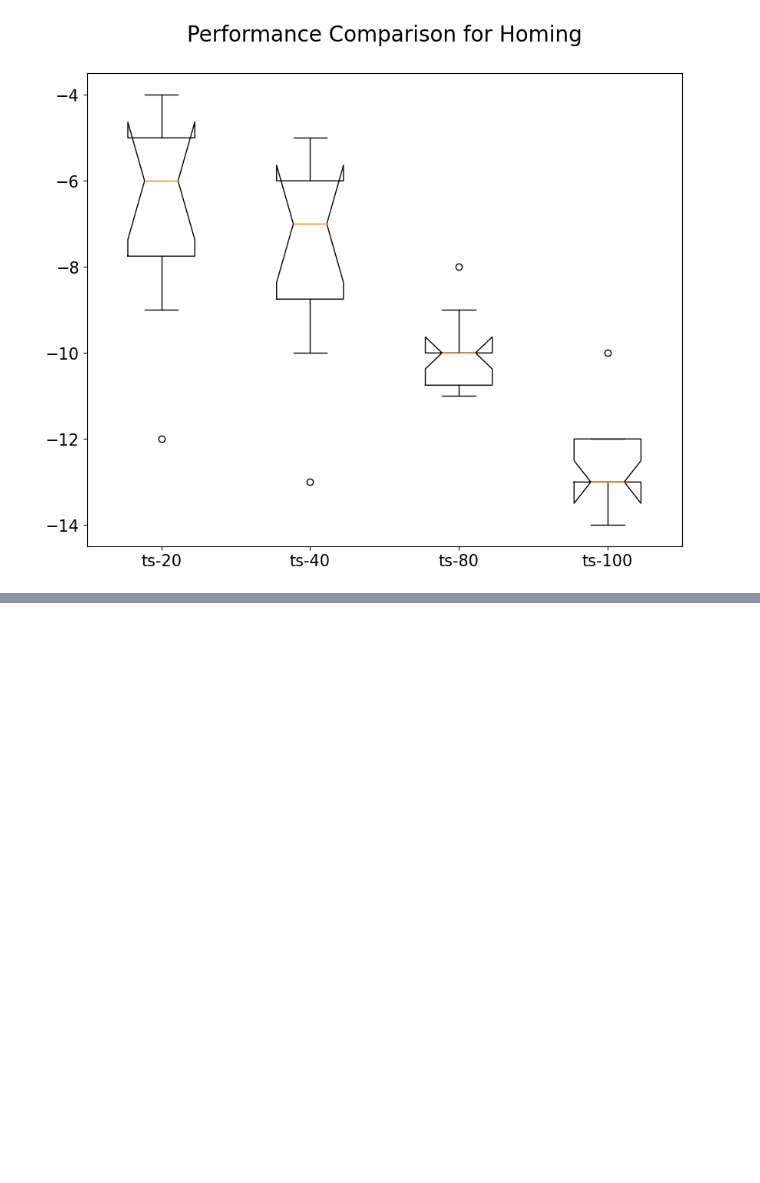
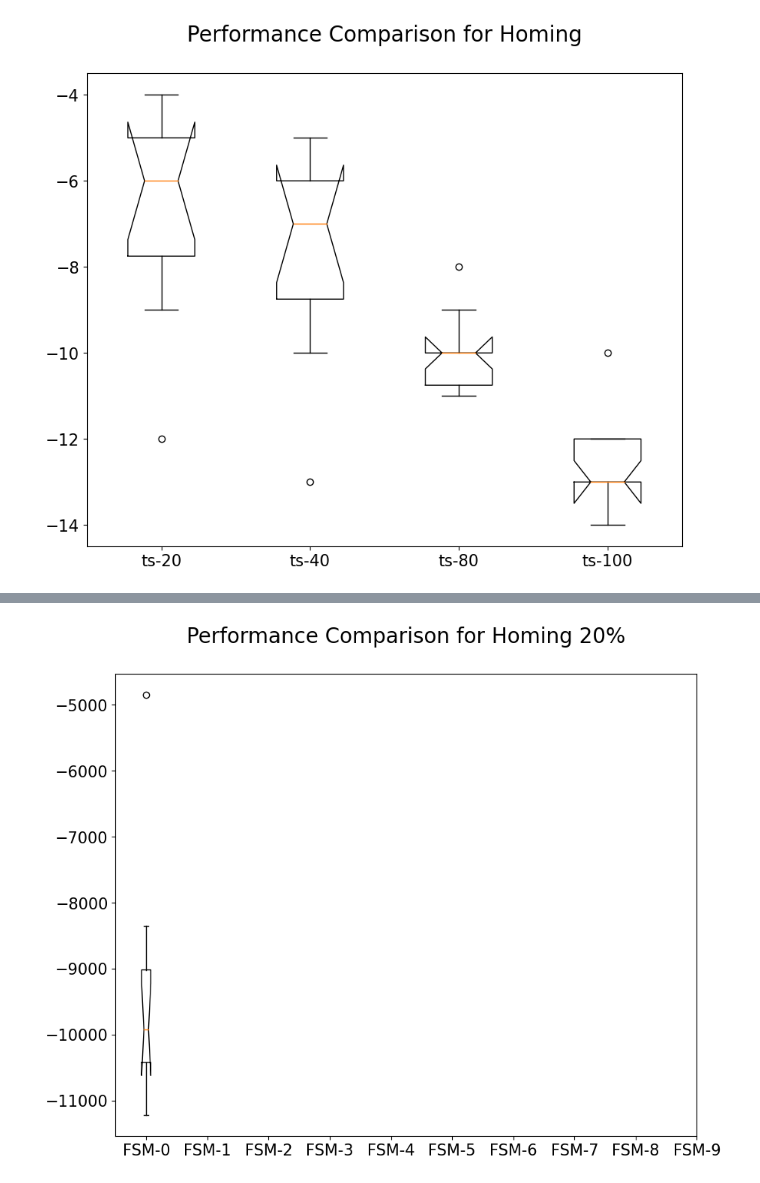
Before and after one commit to juanpabmedina/heterogenity_habanero_loopfunctions, a Jupyter notebook: data/evaluate_experiments.ipynb, the cells around one changed output, grey strips where cells are left out. Saved outputs shown, nothing was run; the diff lists cells and outputs as text; code cells hidden in the pictures; blank space fills up the shorter version.

```diff
--- a/data/evaluate_experiments.ipynb
+++ b/data/evaluate_experiments.ipynb
@@ -282,0 +472,3 @@ plot_boxplots([score for score in score_dict_tasking.values()], 'Performance Com
+# %%
+score = np.array(score)
+score_dict[mission_name] = score.reshape(10,n_experiments)
@@ -282,0 +496,10 @@ plot_boxplots([score for score in score_dict_tasking.values()], 'Performance Com
+# %%
+
+argos_file = "/home/robotmaster/argos3-installation/habanero/habanero-loopfunctions/scenarios/communication/hm-60.argos"
+score_file = "/home/robotmaster/argos3-installation/habanero/habanero-loopfunctions/data/score_homing.txt"
+mission_name = "hm-60-long_pheromone"
+n_experiments = 3
+
+score = run_experiments(argos_file, score_file, mission_name, n_experiments)
+score = np.array(score)
+score_dict[mission_name] = score.reshape(10,n_experiments)
@@ -282,0 +517,10 @@ plot_boxplots([score for score in score_dict_tasking.values()], 'Performance Com
+# %%
+
+argos_file = "/home/robotmaster/argos3-installation/habanero/habanero-loopfunctions/scenarios/communication/hm-80.argos"
+score_file = "/home/robotmaster/argos3-installation/habanero/habanero-loopfunctions/data/score_homing.txt"
+mission_name = "hm-80-long_pheromone"
+n_experiments = 3
+
+score = run_experiments(argos_file, score_file, mission_name, n_experiments)
+score = np.array(score)
+score_dict[mission_name] = score.reshape(10,n_experiments)
@@ -282,0 +538,10 @@ plot_boxplots([score for score in score_dict_tasking.values()], 'Performance Com
+# %%
+
+argos_file = "/home/robotmaster/argos3-installation/habanero/habanero-loopfunctions/scenarios/communication/hm-100.argos"
+score_file = "/home/robotmaster/argos3-installation/habanero/habanero-loopfunctions/data/score_homing.txt"
+mission_name = "hm-100-long_pheromone"
+n_experiments = 3
+
+score = run_experiments(argos_file, score_file, mission_name, n_experiments)
+score = np.array(score)
+score_dict[mission_name] = score.reshape(10,n_experiments)
@@ -282,0 +559,8 @@ plot_boxplots([score for score in score_dict_tasking.values()], 'Performance Com
+# %%
+plt.figure(figsize=(10, 8))
+plot_boxplots([score for score in score_dict[mission_name]],
+              'Performance Comparison for Homing 20%',
+               number_plots=len(score_dict[mission_name]),
+               plots_ticks=[f'FSM-{i}' for i in np.arange(0,10,1)])
+# %% [output]
+[figure, added]
```
Also changed, not shown: parts of 31 cells of this notebook, 53 other files.
